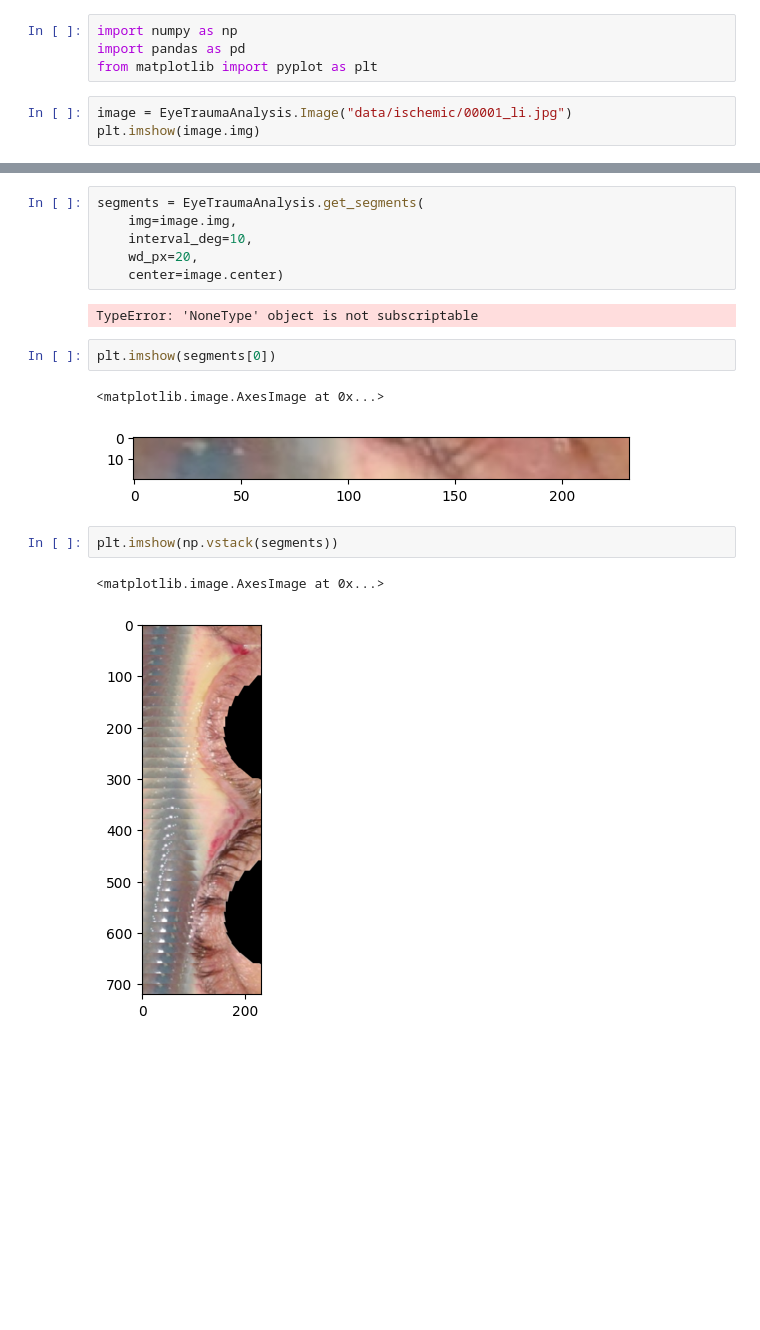
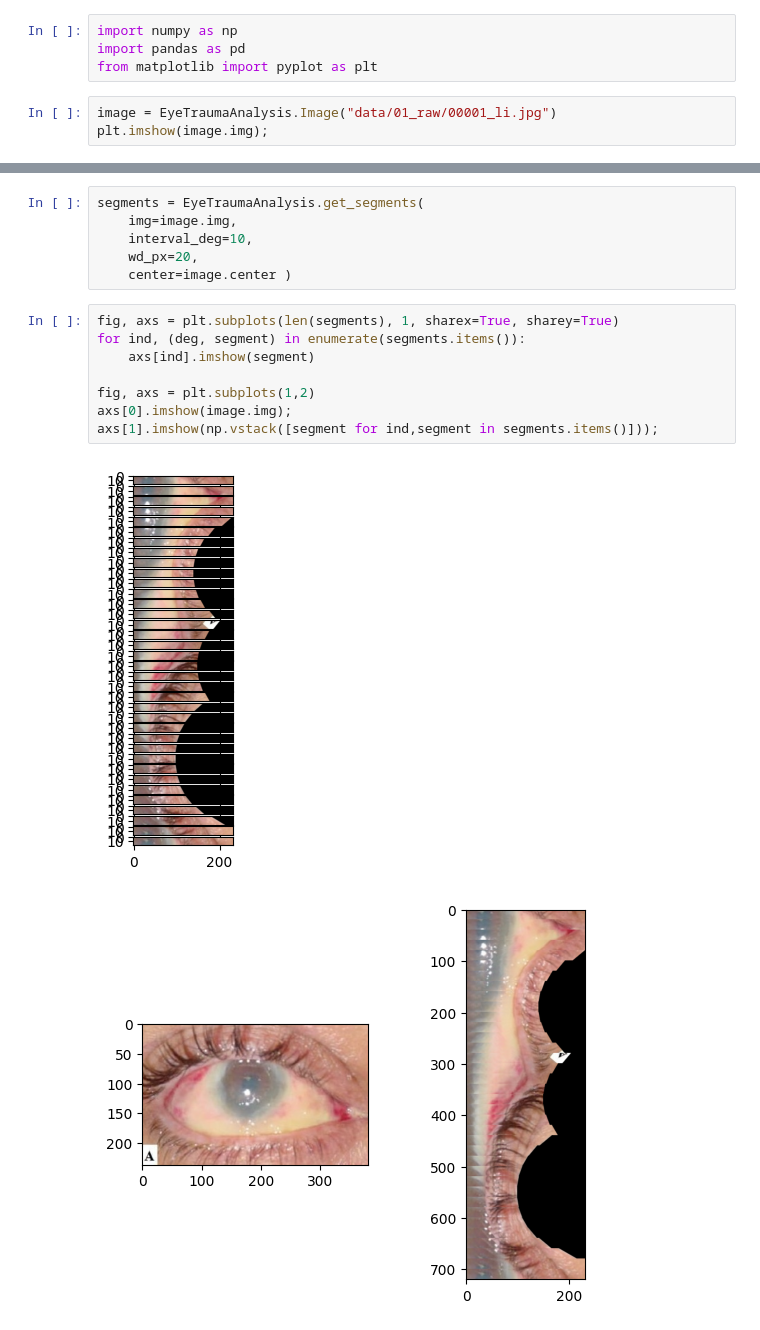
Before and after one commit to ethanrasmussen/EyeTraumaAnalysis, a Jupyter notebook: src/notebooks/main.ipynb, the cells around one changed output, grey strips where cells are left out. Cells and saved outputs as stored; diff of their text form; blank space fills up the shorter version.

Commit message:
Corrected image segments. Spring cleaning.
Lots of different things in one big commit.

```diff
--- a/src/notebooks/main.ipynb
+++ b/src/notebooks/main.ipynb
@@ -17,6 +15,6 @@ import numpy as np
 import pandas as pd
 from matplotlib import pyplot as plt
 # %%
-image = EyeTraumaAnalysis.Image("data/ischemic/00001_li.jpg")
-plt.imshow(image.img)
+image = EyeTraumaAnalysis.Image("data/01_raw/00001_li.jpg")
+plt.imshow(image.img);
 # %% [output]
@@ -27,16 +24,15 @@ segments = EyeTraumaAnalysis.get_segments(
     img=image.img,
     interval_deg=10,
     wd_px=20,
-    center=image.center)
+    center=image.center )
-# %% [output]
-TypeError: 'NoneType' object is not subscriptable
-# %%
-plt.imshow(segments[0])
-# %% [output]
-<matplotlib.image.AxesImage at 0x...>
-[figure, removed]
-# %%
-plt.imshow(np.vstack(segments))
-# %% [output]
-<matplotlib.image.AxesImage at 0x...>
-[figure, removed]
+# %%
+fig, axs = plt.subplots(len(segments), 1, sharex=True, sharey=True)
+for ind, (deg, segment) in enumerate(segments.items()):
+    axs[ind].imshow(segment)
+
+fig, axs = plt.subplots(1,2)
+axs[0].imshow(image.img);
+axs[1].imshow(np.vstack([segment for ind,segment in segments.items()]));
+# %% [output]
+[figure, added]
+[figure, added]
```
Also changed, not shown: parts of 2 cells of this notebook, 8 other files.
